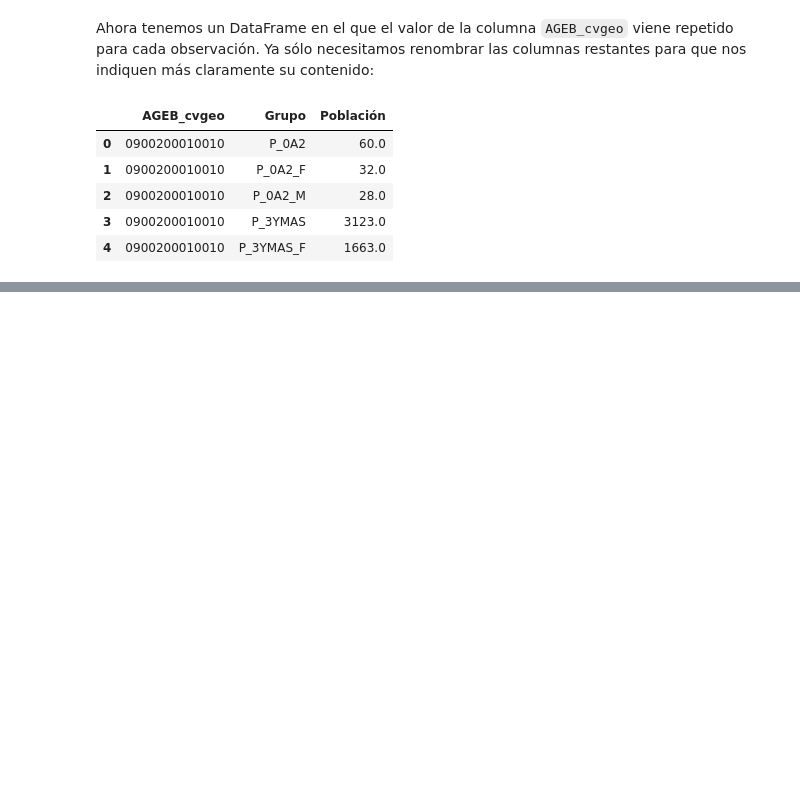
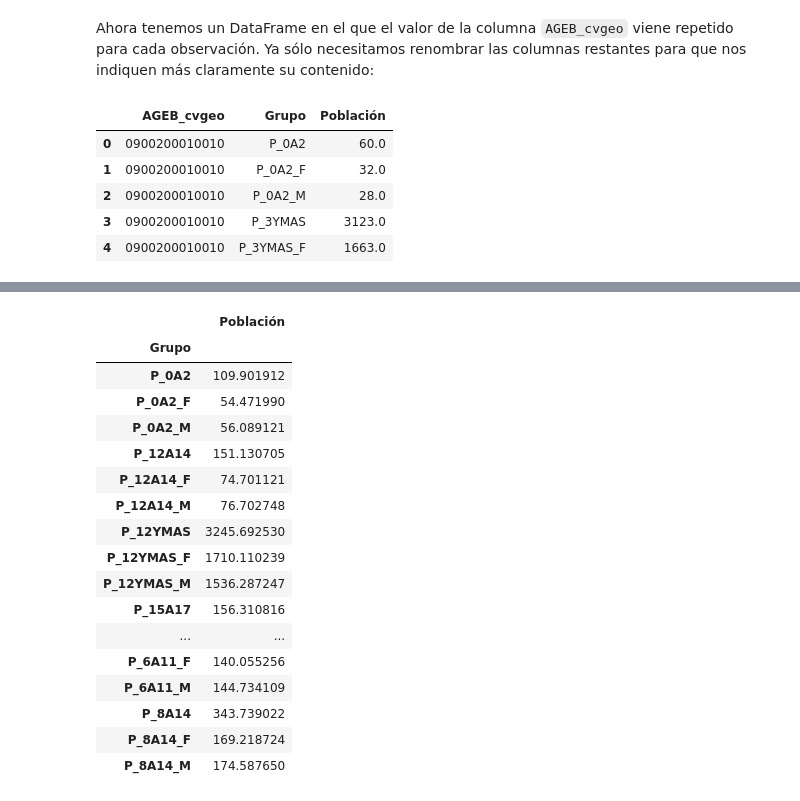
Before and after one commit to CentroGeo/libro-geoinformatica, a Jupyter notebook: parte_1/01_transformacion.ipynb, the cells around one changed output, grey strips where cells are left out. Cells and saved outputs as stored; diff of their text form; code cells hidden in the pictures; blank space fills up the shorter version.

```diff
--- a/parte_1/01_transformacion.ipynb
+++ b/parte_1/01_transformacion.ipynb
@@ -612,0 +606,21 @@ La versatilidad de `.groupby()` permite que sobre los grupos no sólo se puedan
+# %%
+grupos.mean(numeric_only=True)
+# %% [output]
+|  | Población |
+| Grupo |  |
+| P_0A2 | 109.901912 |
+| P_0A2_F | 54.471990 |
+| P_0A2_M | 56.089121 |
+| P_12A14 | 151.130705 |
+| P_12A14_F | 74.701121 |
+| P_12A14_M | 76.702748 |
+| P_12YMAS | 3245.692530 |
+| P_12YMAS_F | 1710.110239 |
+| P_12YMAS_M | 1536.287247 |
+| P_15A17 | 156.310816 |
+| ... | ... |
+| P_6A11_F | 140.055256 |
+| P_6A11_M | 144.734109 |
+| P_8A14 | 343.739022 |
+| P_8A14_F | 169.218724 |
+| P_8A14_M | 174.587650 |
```
Also changed, not shown: parts of 19 cells of this notebook, 1 other file.
